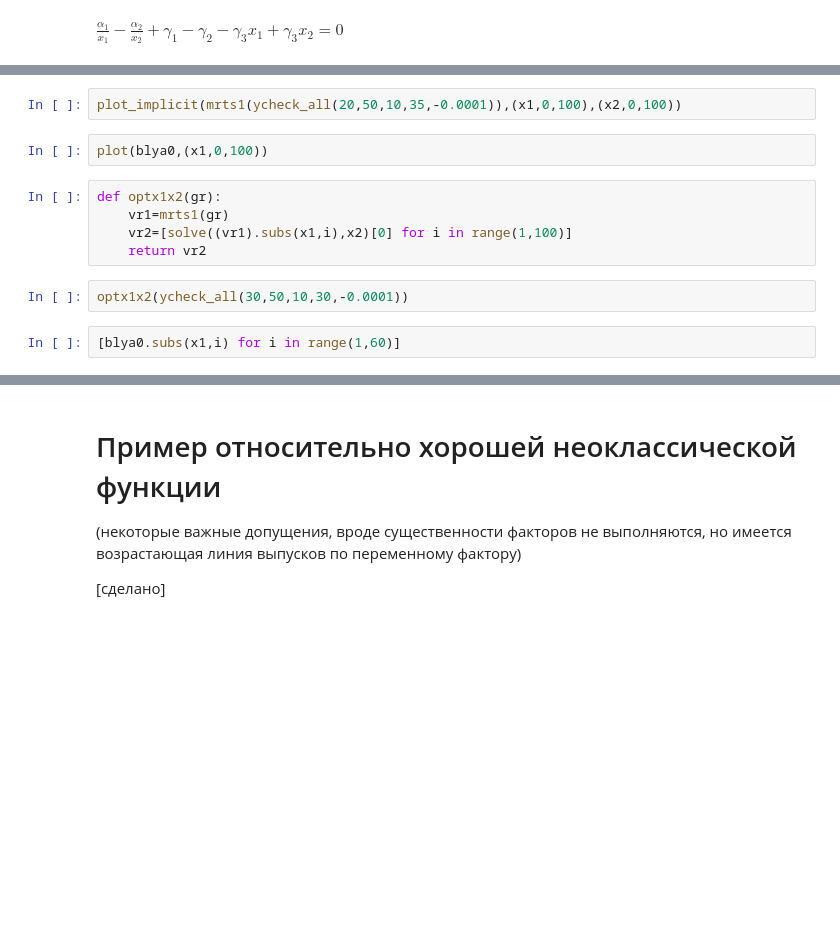
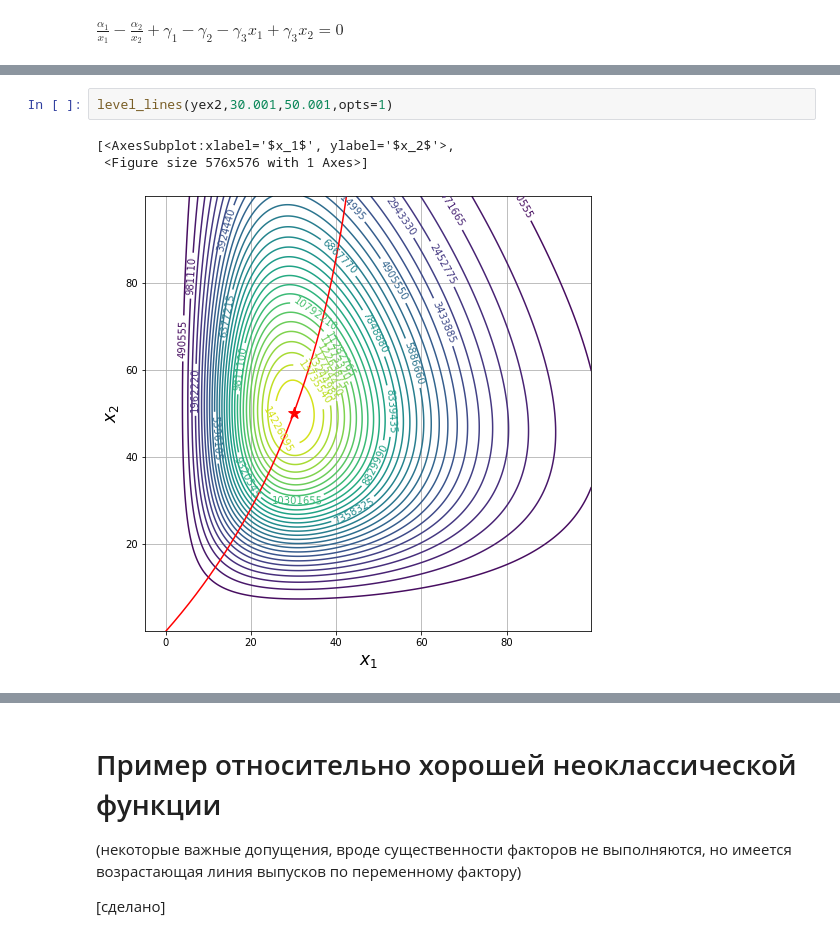
Before and after one commit to chereshan/Term-Paper, a Jupyter notebook: Transcendental_Production_Function.ipynb, the cells around one changed output, grey strips where cells are left out. Cells and saved outputs as stored; diff of their text form; blank space fills up the shorter version.

```diff
--- a/Transcendental_Production_Function.ipynb
+++ b/Transcendental_Production_Function.ipynb
@@ -562,13 +416,6 @@ plt.plot([re(blya0.subs(x1,i)) for i in range(1,100)],range(1,100))
-# %%
-plot_implicit(mrts1(ycheck_all(20,50,10,35,-0.0001)),(x1,0,100),(x2,0,100))
-# %%
-plot(blya0,(x1,0,100))
-# %%
-def optx1x2(gr):
-    vr1=mrts1(gr)
-    vr2=[solve((vr1).subs(x1,i),x2)[0] for i in range(1,100)]
-    return vr2
-# %%
-optx1x2(ycheck_all(30,50,10,30,-0.0001))
-# %%
-[blya0.subs(x1,i) for i in range(1,60)]
+# %%
+level_lines(yex2,30.001,50.001,opts=1)
+# %% [output]
+[<AxesSubplot:xlabel='$x_1$', ylabel='$x_2$'>,
+ <Figure size 576x576 with 1 Axes>]
+[figure, new version]
```
Also changed, not shown: parts of 100 cells of this notebook.
